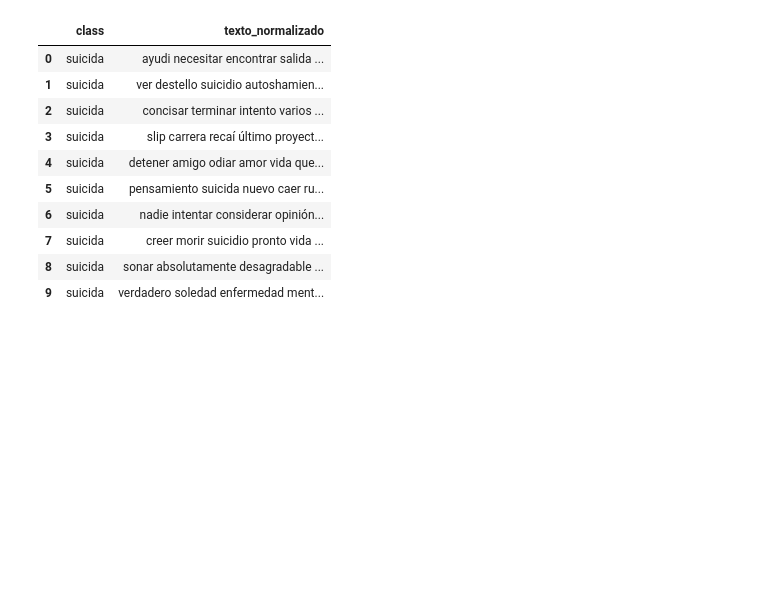
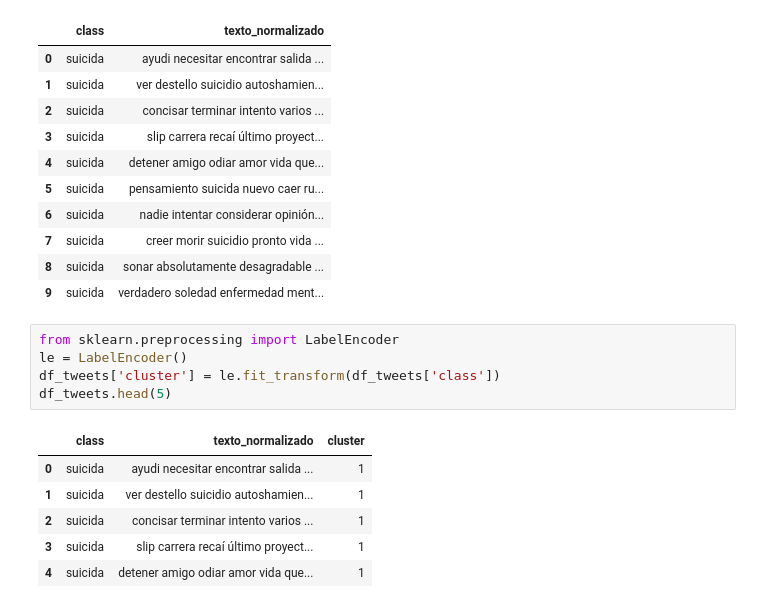
Before and after one commit to xalo1987/Proyecto_DataAnalysis, a Jupyter notebook: Archivo_test.ipynb, the cells around one changed output. Drawn from its saved outputs; the diff is of its cells as text; blank space fills up the shorter version.

```diff
--- a/Archivo_test.ipynb
+++ b/Archivo_test.ipynb
@@ -27,3 +27,15 @@ df_tweets.head(10)
 | 7 | suicida | creer morir suicidio pronto vida ... |
 | 8 | suicida | sonar absolutamente desagradable ... |
 | 9 | suicida | verdadero soledad enfermedad ment... |
+# %%
+from sklearn.preprocessing import LabelEncoder
+le = LabelEncoder()
+df_tweets['cluster'] = le.fit_transform(df_tweets['class'])
+df_tweets.head(5)
+# %% [output]
+|  | class | texto_normalizado | cluster |
+| 0 | suicida | ayudi necesitar encontrar salida ... | 1 |
+| 1 | suicida | ver destello suicidio autoshamien... | 1 |
+| 2 | suicida | concisar terminar intento varios ... | 1 |
+| 3 | suicida | slip carrera recaí último proyect... | 1 |
+| 4 | suicida | detener amigo odiar amor vida que... | 1 |
```
Also changed, not shown: parts of 36 cells of this notebook.
